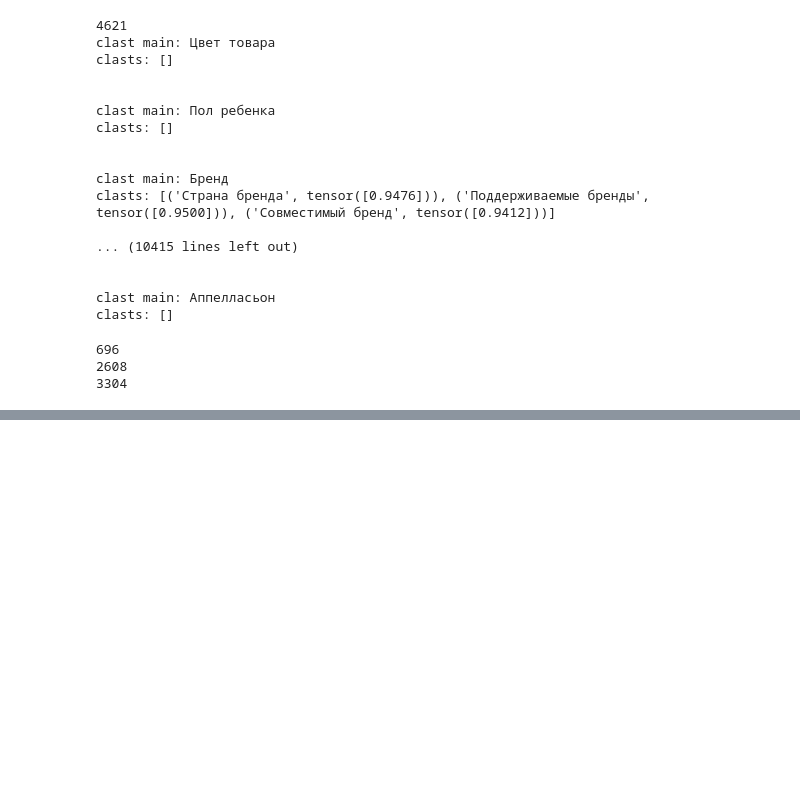
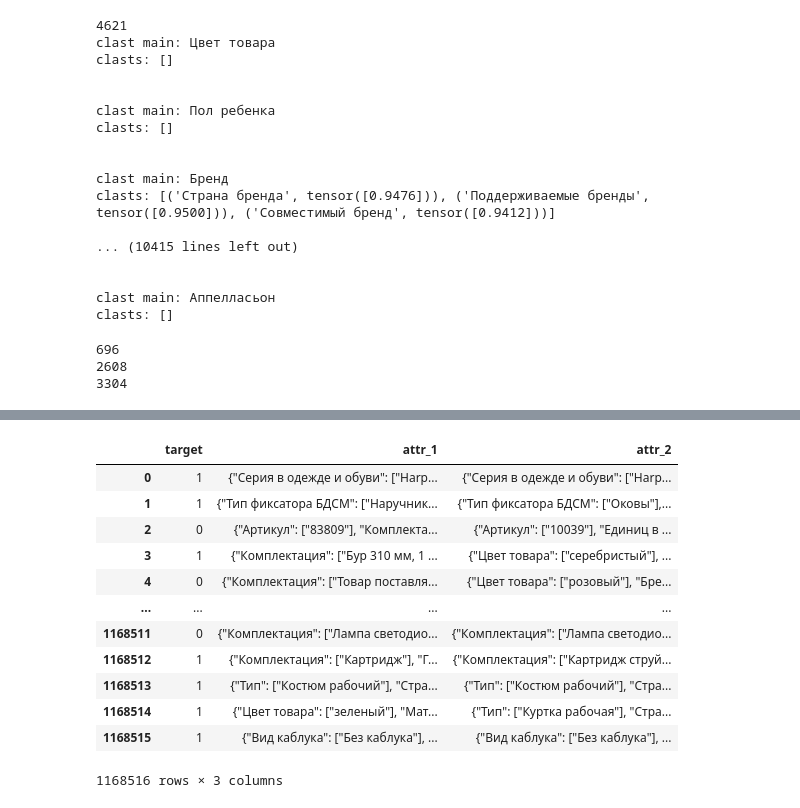
Before and after one commit to da-the-dev/E-CUP-2024-Matching, a Jupyter notebook: notebooks/attributes_transform_v2.ipynb, the cells around one changed output, grey strips where cells are left out. Saved outputs shown, nothing was run; the diff lists cells and outputs as text; code cells hidden in the pictures; blank space fills up the shorter version.

```diff
--- a/notebooks/attributes_transform_v2.ipynb
+++ b/notebooks/attributes_transform_v2.ipynb
@@ -288,0 +289,29 @@ def make_clast_line(attrs_1, attrs_2):
+# %%
+full_data = df_target.merge(df_attributes, left_on="variantid1", right_on="variantid", how="inner")
+full_data = full_data.rename(
+    columns={"characteristic_attributes_mapping": "attr_1"}
+)
+full_data = full_data.drop(columns=["variantid"])
+
+full_data = full_data.merge(
+    df_attributes, left_on="variantid2", right_on="variantid", how="inner"
+)
+full_data = full_data.rename(
+    columns={"characteristic_attributes_mapping": "attr_2"}
+)
+full_data = full_data.drop(columns=["variantid", "variantid1", "variantid2"])
+full_data
+# %% [output]
+|  | target | attr_1 | attr_2 |
+| 0 | 1 | {"Серия в одежде и обуви": ["Harp... | {"Серия в одежде и обуви": ["Harp... |
+| 1 | 1 | {"Тип фиксатора БДСМ": ["Наручник... | {"Тип фиксатора БДСМ": ["Оковы"],... |
+| 2 | 0 | {"Артикул": ["83809"], "Комплекта... | {"Артикул": ["10039"], "Единиц в ... |
+| 3 | 1 | {"Комплектация": ["Бур 310 мм, 1 ... | {"Цвет товара": ["серебристый"], ... |
+| 4 | 0 | {"Комплектация": ["Товар поставля... | {"Цвет товара": ["розовый"], "Бре... |
+| ... | ... | ... | ... |
+| 1168511 | 0 | {"Комплектация": ["Лампа светодио... | {"Комплектация": ["Лампа светодио... |
+| 1168512 | 1 | {"Комплектация": ["Картридж"], "Г... | {"Комплектация": ["Картридж струй... |
+| 1168513 | 1 | {"Тип": ["Костюм рабочий"], "Стра... | {"Тип": ["Костюм рабочий"], "Стра... |
+| 1168514 | 1 | {"Цвет товара": ["зеленый"], "Мат... | {"Тип": ["Куртка рабочая"], "Стра... |
+| 1168515 | 1 | {"Вид каблука": ["Без каблука"], ... | {"Вид каблука": ["Без каблука"], ... |
+1168516 rows × 3 columns
```
Also changed, not shown: parts of 8 cells of this notebook.
